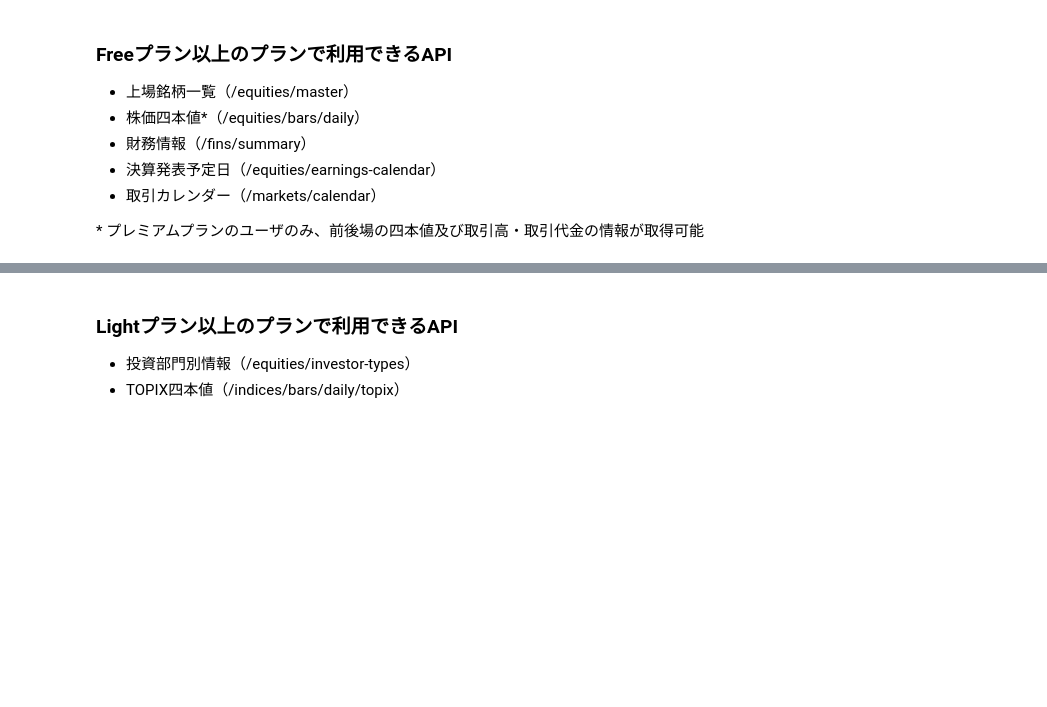
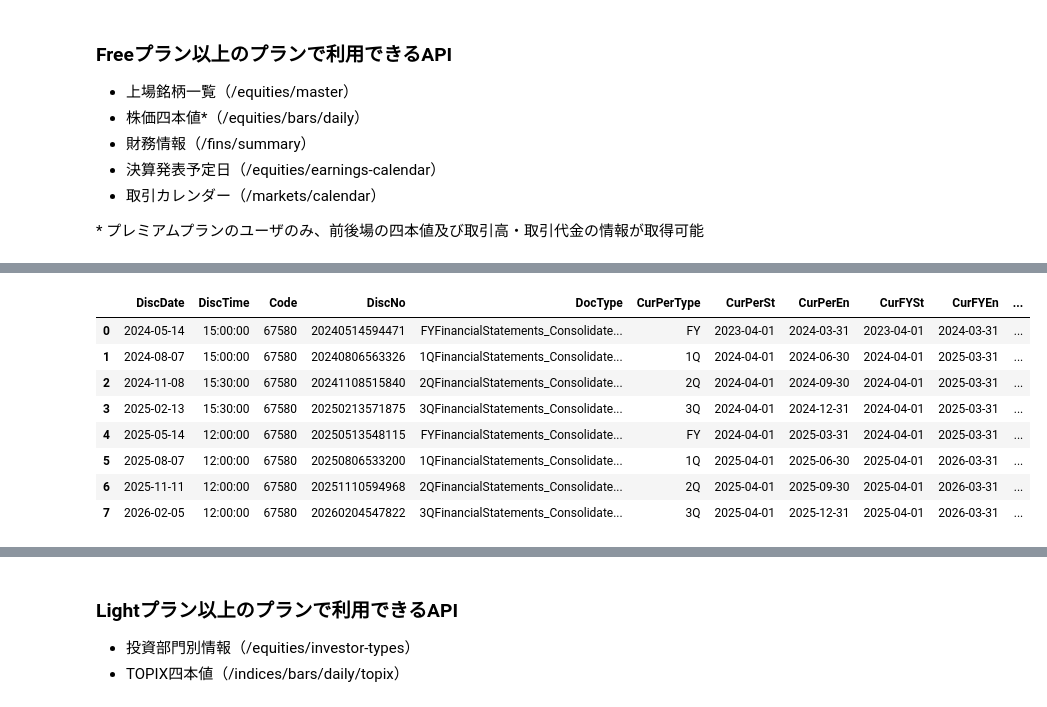
Before and after one commit to 2525handballer-a11y/aistock, a Jupyter notebook: jquants-api-quick-start-v2.ipynb, the cells around one changed output, grey strips where cells are left out. Cells and saved outputs as stored; diff of their text form; code cells hidden in the pictures; blank space fills up the shorter version.

```diff
--- a/jquants-api-quick-start-v2.ipynb
+++ b/jquants-api-quick-start-v2.ipynb
@@ -137,34 +158,44 @@ else:
 
 #@markdown - 財務情報APIでは、上場企業がTDnetへ提出する決算短信Summary等を基に作成された、四半期毎の財務情報を取得することができます。
 #@markdown - データの取得では、銘柄コード（code）または開示日（date）の指定が必須です。
 
 #@markdown （データ更新時刻）
 #@markdown - 速報18:00頃、確報24:30頃
 
 
-code = ""#@param {type:"string"}
+code = "6758"#@param {type:"string"}
 date = ""#@param {type:"string"}
 
 params = {}
 if code != "":
   params["code"] = code
 if date != "":
   params["date"] = date
 
 res = requests.get(f"{API_URL}/fins/summary", params=params, headers=headers)
 
 if res.status_code == 200:
   d = res.json()
   data = d["data"]
   while "pagination_key" in d:
     params["pagination_key"] = d["pagination_key"]
     res = requests.get(f"{API_URL}/fins/summary", params=params, headers=headers)
     d = res.json()
     data += d["data"]
   df = pd.DataFrame(data)
   display(df)
 else:
   print(res.json())
+# %% [output]
+|  | DiscDate | DiscTime | Code | DiscNo | DocType | CurPerType | CurPerSt | CurPerEn | CurFYSt | CurFYEn | ... |
+| 0 | 2024-05-14 | 15:00:00 | 67580 | 20240514594471 | FYFinancialStatements_Consolidate... | FY | 2023-04-01 | 2024-03-31 | 2023-04-01 | 2024-03-31 | ... |
+| 1 | 2024-08-07 | 15:00:00 | 67580 | 20240806563326 | 1QFinancialStatements_Consolidate... | 1Q | 2024-04-01 | 2024-06-30 | 2024-04-01 | 2025-03-31 | ... |
+| 2 | 2024-11-08 | 15:30:00 | 67580 | 20241108515840 | 2QFinancialStatements_Consolidate... | 2Q | 2024-04-01 | 2024-09-30 | 2024-04-01 | 2025-03-31 | ... |
+| 3 | 2025-02-13 | 15:30:00 | 67580 | 20250213571875 | 3QFinancialStatements_Consolidate... | 3Q | 2024-04-01 | 2024-12-31 | 2024-04-01 | 2025-03-31 | ... |
+| 4 | 2025-05-14 | 12:00:00 | 67580 | 20250513548115 | FYFinancialStatements_Consolidate... | FY | 2024-04-01 | 2025-03-31 | 2024-04-01 | 2025-03-31 | ... |
+| 5 | 2025-08-07 | 12:00:00 | 67580 | 20250806533200 | 1QFinancialStatements_Consolidate... | 1Q | 2025-04-01 | 2025-06-30 | 2025-04-01 | 2026-03-31 | ... |
+| 6 | 2025-11-11 | 12:00:00 | 67580 | 20251110594968 | 2QFinancialStatements_Consolidate... | 2Q | 2025-04-01 | 2025-09-30 | 2025-04-01 | 2026-03-31 | ... |
+| 7 | 2026-02-05 | 12:00:00 | 67580 | 20260204547822 | 3QFinancialStatements_Consolidate... | 3Q | 2025-04-01 | 2025-12-31 | 2025-04-01 | 2026-03-31 | ... |
 # %%
 #@title 決算発表予定日（/equities/earnings-calendar）
 
```
Also changed, not shown: parts of 4 cells of this notebook.
